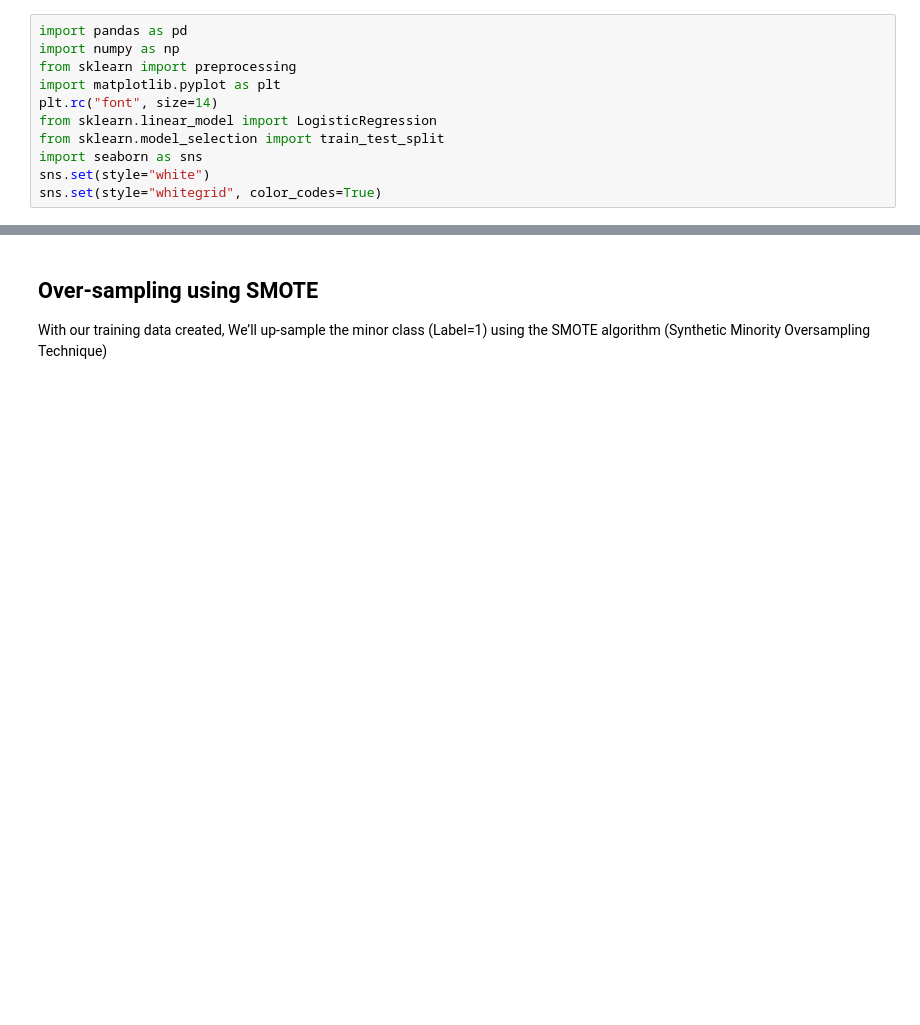
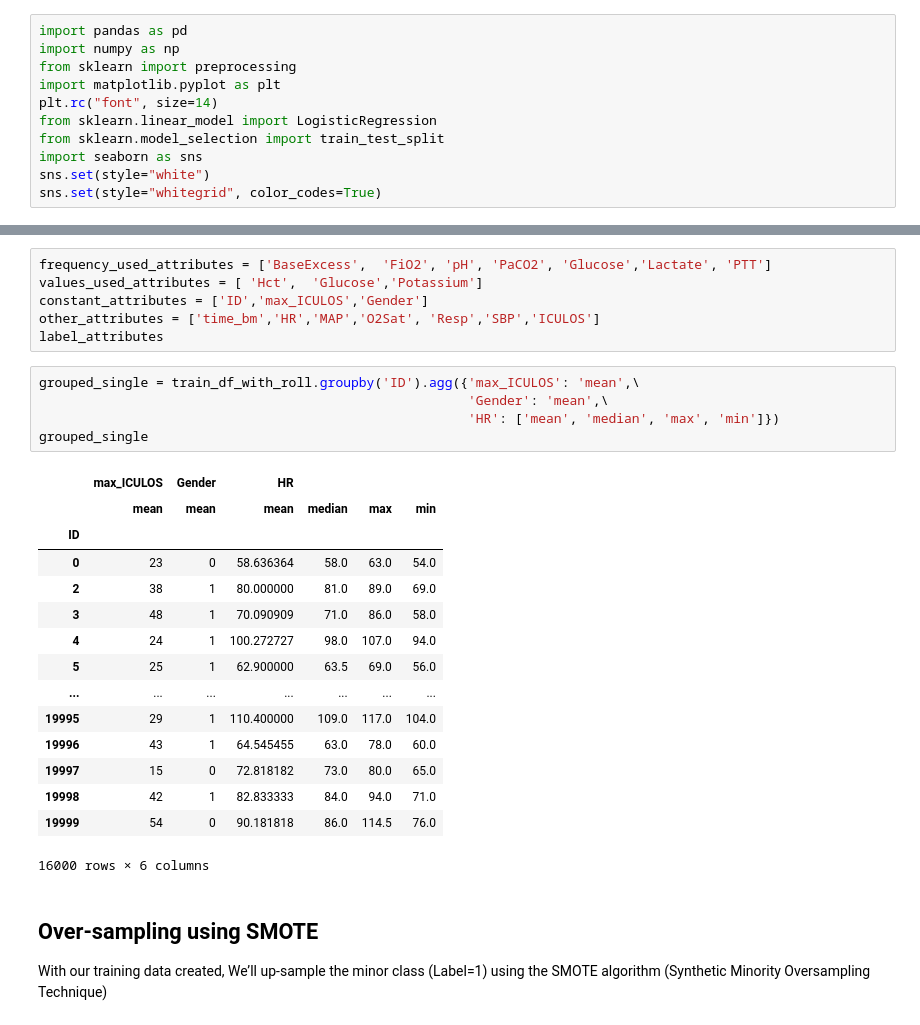
Before and after one commit to AtarCohen/Early-Prediction_of_Sepsis, a Jupyter notebook: logistic_regression.ipynb, the cells around one changed output, grey strips where cells are left out. Cells and saved outputs as stored; diff of their text form; blank space fills up the shorter version.

```diff
--- a/logistic_regression.ipynb
+++ b/logistic_regression.ipynb
@@ -12,3 +96,30 @@ sns.set(style="whitegrid", color_codes=True)
+# %%
+frequency_used_attributes = ['BaseExcess',  'FiO2', 'pH', 'PaCO2', 'Glucose','Lactate', 'PTT']
+values_used_attributes = [ 'Hct',  'Glucose','Potassium']
+constant_attributes = ['ID','max_ICULOS','Gender']
+other_attributes = ['time_bm','HR','MAP','O2Sat', 'Resp','SBP','ICULOS']
+label_attributes
+# %%
+grouped_single = train_df_with_roll.groupby('ID').agg({'max_ICULOS': 'mean',\
+                                                       'Gender': 'mean',\
+                                                       'HR': ['mean', 'median', 'max', 'min']})
+grouped_single
+# %% [output]
+|  | max_ICULOS | Gender | HR |  |  |  |
+|  | mean | mean | mean | median | max | min |
+| ID |  |  |  |  |  |  |
+| 0 | 23 | 0 | 58.636364 | 58.0 | 63.0 | 54.0 |
+| 2 | 38 | 1 | 80.000000 | 81.0 | 89.0 | 69.0 |
+| 3 | 48 | 1 | 70.090909 | 71.0 | 86.0 | 58.0 |
+| 4 | 24 | 1 | 100.272727 | 98.0 | 107.0 | 94.0 |
+| 5 | 25 | 1 | 62.900000 | 63.5 | 69.0 | 56.0 |
+| ... | ... | ... | ... | ... | ... | ... |
+| 19995 | 29 | 1 | 110.400000 | 109.0 | 117.0 | 104.0 |
+| 19996 | 43 | 1 | 64.545455 | 63.0 | 78.0 | 60.0 |
+| 19997 | 15 | 0 | 72.818182 | 73.0 | 80.0 | 65.0 |
+| 19998 | 42 | 1 | 82.833333 | 84.0 | 94.0 | 71.0 |
+| 19999 | 54 | 0 | 90.181818 | 86.0 | 114.5 | 76.0 |
+16000 rows × 6 columns
 # %% [markdown]
 ## Over-sampling using SMOTE
 
```
Also changed, not shown: parts of 9 cells of this notebook.
